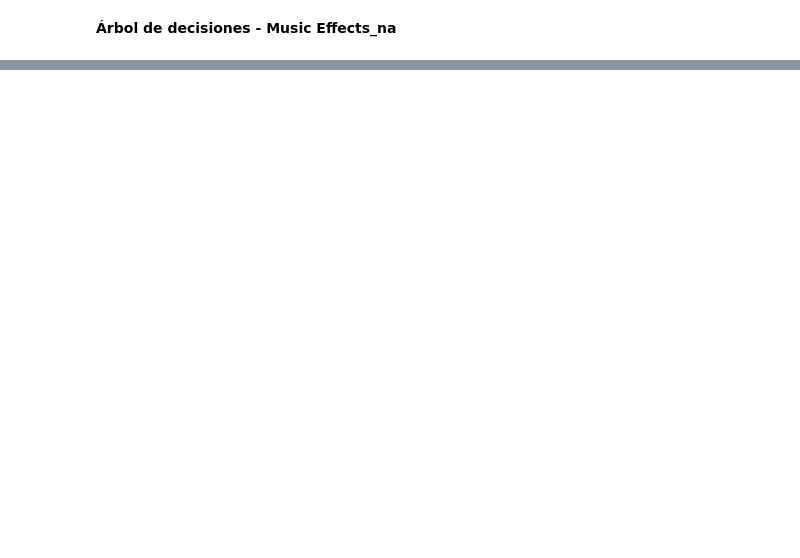
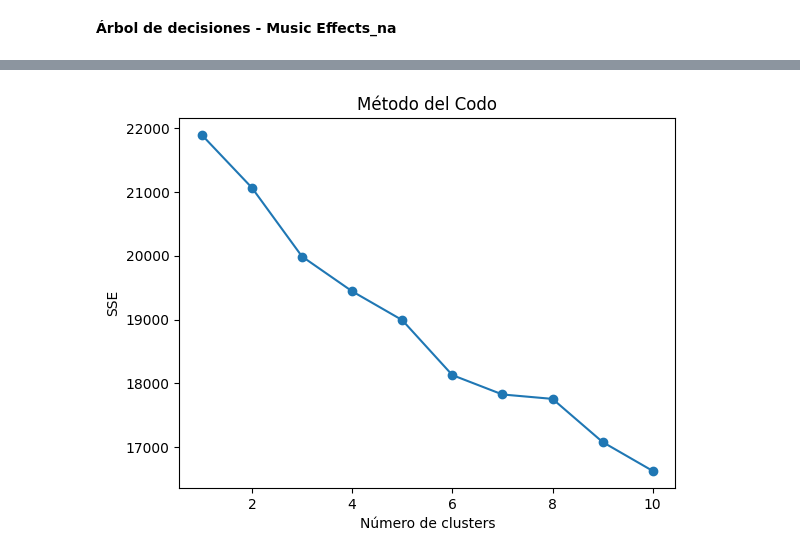
Before and after one commit to rinconjd/IA_Grupo4, a Jupyter notebook: Train2_Arbol_de_Desiciones.ipynb, the cells around one changed output, grey strips where cells are left out. Cells and saved outputs as stored; diff of their text form; code cells hidden in the pictures; blank space fills up the shorter version.

```diff
--- a/Train2_Arbol_de_Desiciones.ipynb
+++ b/Train2_Arbol_de_Desiciones.ipynb
@@ -77,0 +85,6 @@ Anális y toma de decisiones:Debido a que tanto las ramas como las hojas son nec
+# %%
+# Cargar los datos desde un archivo CSV
+df = pd.read_csv("train2_dataset.csv")
+
+# Mostrar las primeras filas del DataFrame para verificar su carga
+print(df.head())
@@ -77,0 +109,24 @@ Anális y toma de decisiones:Debido a que tanto las ramas como las hojas son nec
+# %%
+# Eliminar filas con valores nulos
+df = df.dropna()
+# %%
+# Escalar los datos
+from sklearn.preprocessing import StandardScaler
+scaler = StandardScaler()
+df_scaled = scaler.fit_transform(df.select_dtypes(include=[np.number]))
+# %%
+# Método del codo para determinar el número de clusters
+sse = []
+for k in range(1, 11):
+    kmeans = KMeans(n_clusters=k, random_state=0)
+    kmeans.fit(df_scaled)
+    sse.append(kmeans.inertia_)
+
+# Graficar el SSE por número de clusters
+plt.plot(range(1, 11), sse, marker='o')
+plt.xlabel('Número de clusters')
+plt.ylabel('SSE')
+plt.title('Método del Codo')
+plt.show()
+# %% [output]
+[figure, added]
```
Also changed, not shown: parts of 7 cells of this notebook.
